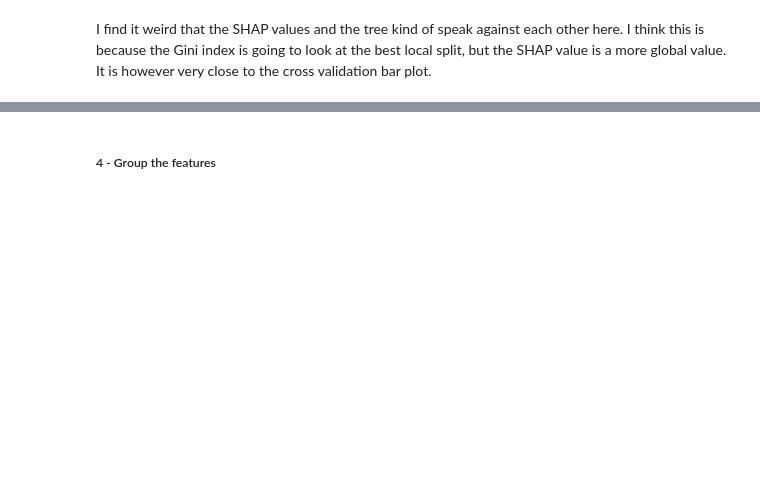
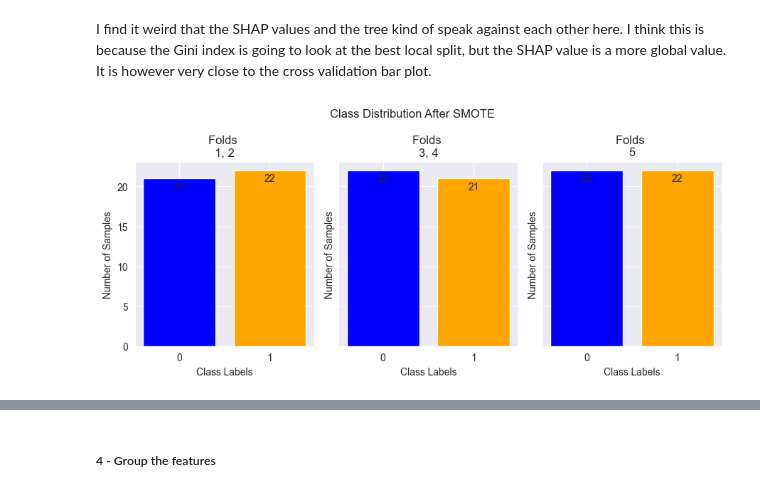
Before and after one commit to Elias-Dams/multimodal-data-integration-predictive-modeling-measles-vaccine-response-cross-validation, a Jupyter notebook: exploration/first_data_exploration.ipynb, the cells around one changed output, grey strips where cells are left out. Saved outputs shown, nothing was run; the diff lists cells and outputs as text; code cells hidden in the pictures; blank space fills up the shorter version.

```diff
--- a/exploration/first_data_exploration.ipynb
+++ b/exploration/first_data_exploration.ipynb
@@ -540,85 +444,19 @@ I find it weird that the SHAP values and the tree kind of speak against each oth
 # %%
 # Merge datasets
 merged_data = pd.merge(abtiters, cytokines, on='Vaccinee')
 
 # Drop non-numeric columns
 X = merged_data.drop(columns=['Day 0', 'Day 21', 'titer_response', 'Vaccinee', 'response_label', 'vaccine'])
 
 # Target variable
 y = merged_data['response_label']
 
-# Initialize SMOTE
-smote = SMOTE(random_state=42)
-
-# Initialize Stratified K-Folds cross-validator
-skf = StratifiedKFold(n_splits=5, shuffle=True, random_state=42)
-
-# Placeholder to accumulate SHAP values and other metrics
-shap_values_all_folds = []
-accuracy_per_fold = []
-conf_matrices = []
-
-#code partly stolen from "https://towardsdatascience.com/using-shap-with-cross-validation-d24af548fadc"
-
-ix_training, ix_test = [], []
-# Loop through each fold and append the training & test indices to the empty lists above
-for fold in skf.split(X, y):
-    ix_training.append(fold[0]), ix_test.append(fold[1])
-
-# Cross-validation loop
-for i, (train_outer_ix, test_outer_ix) in enumerate(zip(ix_training, ix_test)):
-    X_train, X_test = X.iloc[train_outer_ix, :], X.iloc[test_outer_ix, :]
-    y_train, y_test = y.iloc[train_outer_ix], y.iloc[test_outer_ix]
-
-    # Apply SMOTE on the training data
-    X_train_resampled, y_train_resampled = smote.fit_resample(X_train, y_train)
-
-    # Train a Decision Tree classifier
-    classifier = DecisionTreeClassifier(max_depth=10)
-    classifier.fit(X_train_resampled, y_train_resampled)
-
-    # Predict labels
-    y_pred_class = classifier.predict(X_test)
-    accuracy_per_fold.append(accuracy_score(y_test, y_pred))
-    conf_matrices.append(confusion_matrix(y_test, y_pred))
-
-    # SHAP Analysis
-    explainer = shap.TreeExplainer(classifier)
-    shap_values = np.array(explainer.shap_values(X_train))
-
-    shap_values_ = shap_values.transpose((2, 0, 1))  # Shape: (classes, samples, features)
-    shap_values__ = shap_values_.transpose((1, 0, 2))  # Shape: (samples, classes, features)
-
-    # Sanity check: Ensure that SHAP predictions match the model's predicted probabilities
-    # We sum over the last dimension (SHAP values across classes) and add the expected value to compare
-    assert np.allclose(
-        classifier.predict_proba(X_train),  # Model's predicted probabilities
-        shap_values__.sum(2) + explainer.expected_value  # Summed SHAP values + expected value
-    ), "SHAP values do not match the model predictions!"
-
-    shap_values_all_folds.append(shap_values_[1])
-
-# Calculate the average accuracy and confusion matrix
-average_accuracy = np.mean(accuracy_per_fold)
-print(f"Average Accuracy: {average_accuracy}")
-# Plot the accuracy per fold
-plt.figure(figsize=(8, 4))
-plt.plot(range(1, len(accuracy_per_fold) + 1), accuracy_per_fold, marker='o', linestyle='-', color='b', label='Accuracy per Fold')
-plt.axhline(y=average_accuracy, color='r', linestyle='--', label=f'Average Accuracy = {average_accuracy:.2f}')
-plt.title('Accuracy per Fold and Average Accuracy')
-plt.xlabel('Fold')
-plt.ylabel('Accuracy')
-plt.xticks(range(1, len(accuracy_per_fold) + 1))
-plt.legend()
-plt.grid(True)
-
-# Show the plot
-plt.show()
-
-average_conf_matrix = np.mean(conf_matrices, axis=0)
-print(f"Average Confusion Matrix:\n{average_conf_matrix}")
-
-new_index = [ix for ix_test_fold in ix_test for ix in ix_test_fold]
-
-# Plot SHAP summary plot for the averaged SHAP values (class 1)
-shap.summary_plot(shap_values_all_folds, X.reindex(new_index))
+model_with_shap(X, y,
+                crossval="K-fold",
+                n_splits=5,
+                smote=True,
+                model=DecisionTreeClassifier(max_depth=10, random_state=42),
+                shap_explainer = shap.TreeExplainer,
+                random_state=42)
+# %% [output]
+[figure, added]
```
Also changed, not shown: parts of 11 cells of this notebook, 3 other files.
